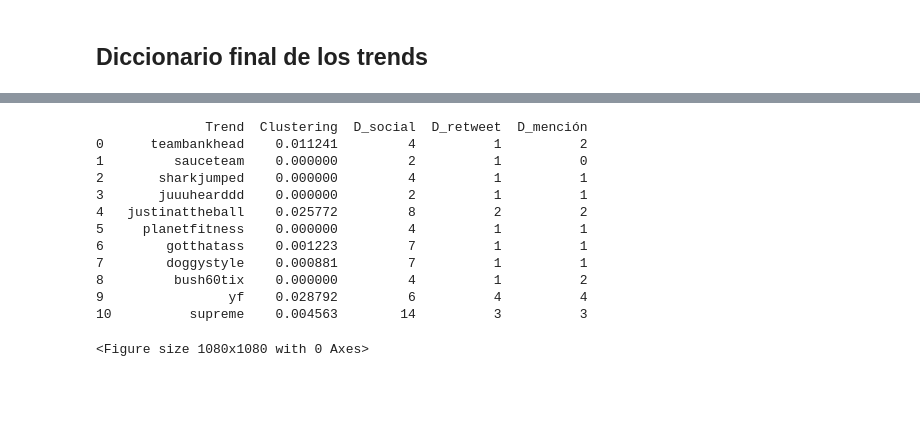
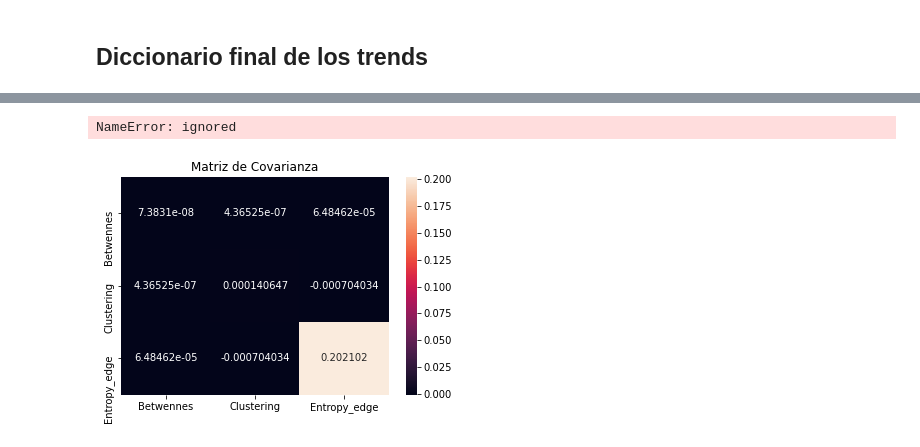
Before and after one commit to ErickMMuniz/NetworkAnalysis_TwitterTrends, a Jupyter notebook: NetworkAnalysis_TwitterTrends.ipynb, the cells around one changed output, grey strips where cells are left out. Drawn from its saved outputs; the diff is of its cells as text; code cells hidden in the pictures; blank space fills up the shorter version.

```diff
--- a/NetworkAnalysis_TwitterTrends.ipynb
+++ b/NetworkAnalysis_TwitterTrends.ipynb
@@ -335,7 +330,7 @@ print(np.sum(list(name_all_hastag00.values())))
 """
 FUNCIONES PARA LEER LA INFORMACIÓN
 """
-K_number_tweets = 4000
+K_number_tweets = 500
 """
 OBTENER LA INFOR COMO DICCIONARIOS.
 """
@@ -351,7 +346,7 @@ def get_dic_tweets():
       list_tweets = line.split()
       namehashatag = list_tweets.pop(0)
       count_tw = len(list_tweets)
-      if count_tw >  K_number_tweets:
+      if count_tw <  K_number_tweets:
         name_all_hastag[namehashatag] = list_tweets
   return name_all_hastag
 
@@ -624,6 +784,6 @@ print(dic_graphs_trends)
 # %%
 
-fig = plt.figure(figsize = (15,15))
+#fig = plt.figure(figsize = (15,15))
 #trendname = 'boyfriend'
 dataframe_data = []
 
@@ -654,16 +814,4 @@ for trendname in prueba:
 df = pd.DataFrame(dataframe_data, columns=column)
 print(df)
 # %% [output]
-              Trend  Clustering  D_social  D_retweet  D_mención
-0      teambankhead    0.011241         4          1          2
-1         sauceteam    0.000000         2          1          0
-2       sharkjumped    0.000000         4          1          1
-3       juuuhearddd    0.000000         2          1          1
-4   justinattheball    0.025772         8          2          2
-5     planetfitness    0.000000         4          1          1
-6        gotthatass    0.001223         7          1          1
-7        doggystyle    0.000881         7          1          1
-8         bush60tix    0.000000         4          1          2
-9                yf    0.028792         6          4          4
-10          supreme    0.004563        14          3          3
+NameError: ignored
-<Figure size 1080x1080 with 0 Axes>
@@ -669,0 +883,10 @@ print(df)
+# %%
+truedata = df[['Trend',	'Betwennes','Clustering',	'Entropy_edge']]
+import seaborn as sn
+covMatrix = truedata.cov()
+
+sn.heatmap(covMatrix, annot=True, fmt='g')
+plt.title("Matriz de Covarianza")
+plt.savefig("/content/matrix_cov.pdf")
+# %% [output]
+[figure, added]
```
Also changed, not shown: parts of 8 cells of this notebook.
